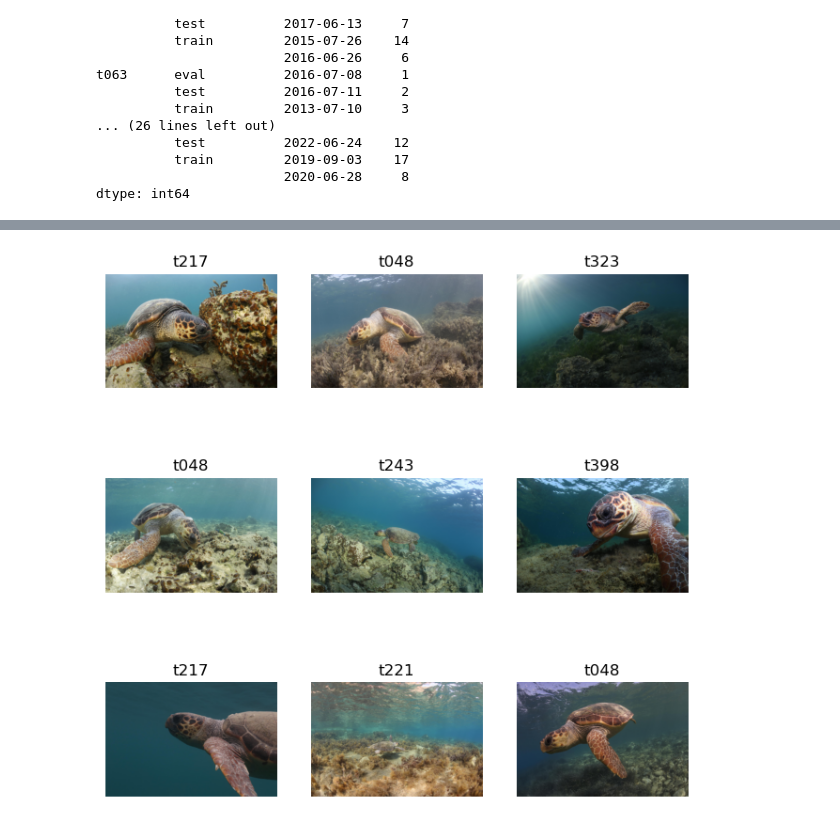
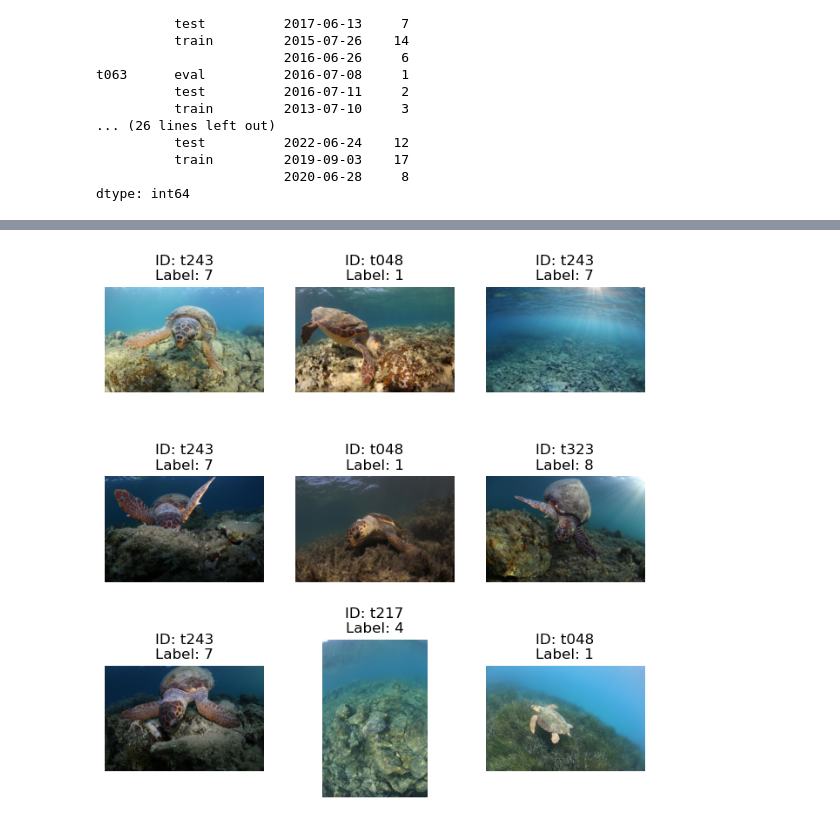
Before and after one commit to dhnhut/SeaTurtle-ReID, a Jupyter notebook: notebooks/00 - Preparation.ipynb, the cells around one changed output, grey strips where cells are left out. Cells and saved outputs as stored; diff of their text form; code cells hidden in the pictures.

Commit message:
[WIP] swin-b, arcface, closed-set: set numeric label

```diff
--- a/notebooks/00 - Preparation.ipynb
+++ b/notebooks/00 - Preparation.ipynb
@@ -186,13 +225,13 @@ test_dataset = SeaTurtleDataset(annotations_file=test_csv_path, img_dir=dataset_
 # %%
 figure = plt.figure(figsize=(8, 8))
 cols, rows = 3, 3
 for i in range(1, cols * rows + 1):
     sample_idx = torch.randint(len(train_dataset), size=(1,)).item()
-    img, label, text_label = train_dataset[sample_idx]
+    img, label, identity = train_dataset[sample_idx]
     figure.add_subplot(rows, cols, i)
-    plt.title(text_label)
+    plt.title(f"ID: {identity}\nLabel: {label.item()}")
     plt.axis("off")
     plt.imshow(img, cmap="gray")
 plt.show()
 # %% [output]
-[figure, old version]
+[figure, new version]
```
Also changed, not shown: parts of 7 cells of this notebook, 3 other files.
